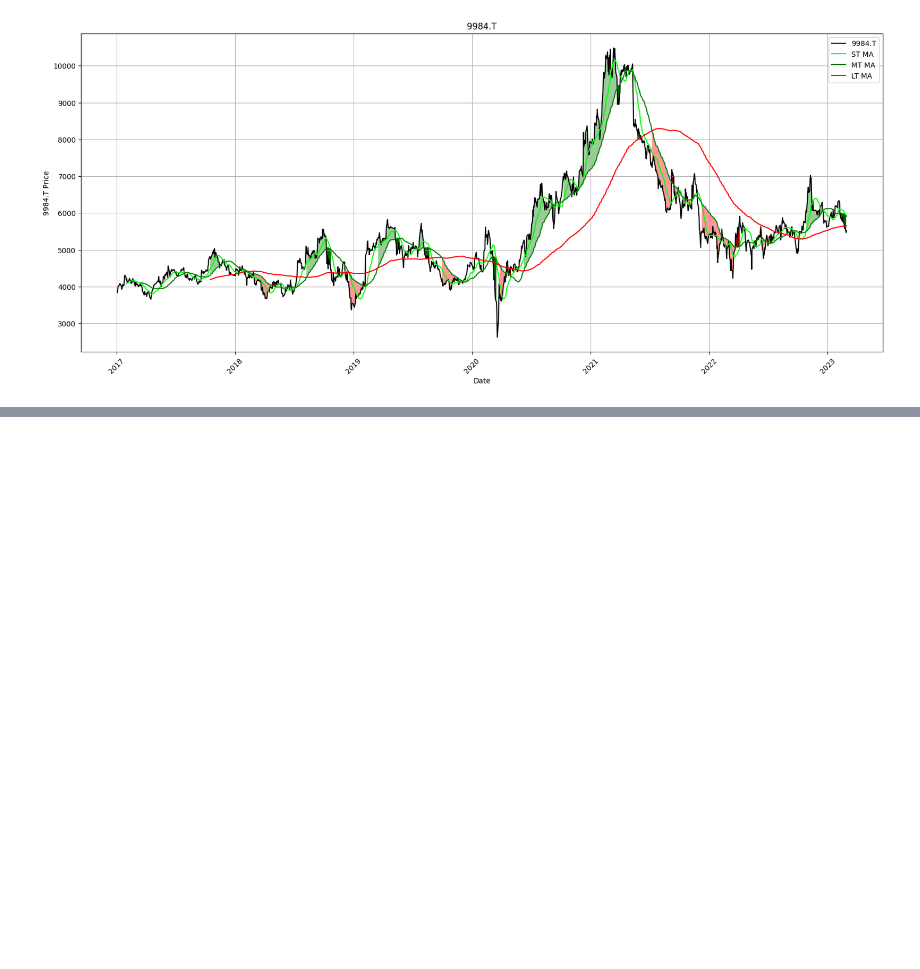
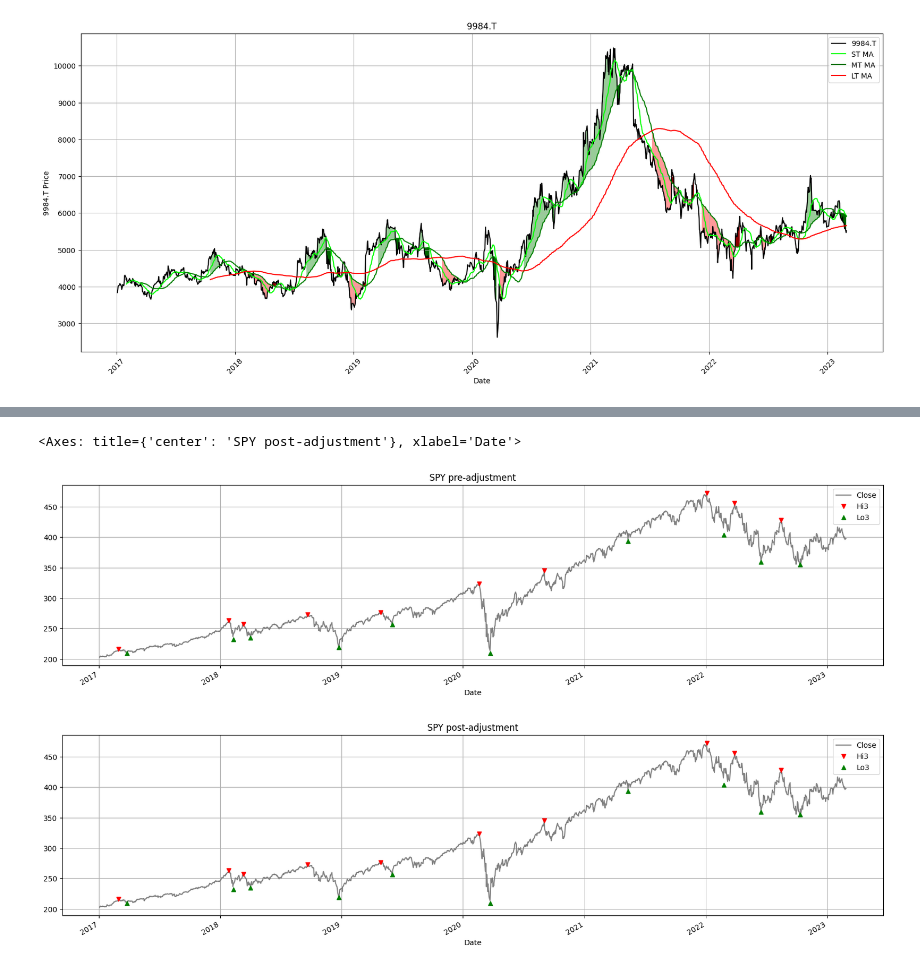
Before and after one commit to robertjosephwayne/algorithmic-short-selling, a Jupyter notebook: regime_definition.ipynb, the cells around one changed output, grey strips where cells are left out. Drawn from its saved outputs; the diff is of its cells as text; code cells hidden in the pictures; blank space fills up the shorter version.

```diff
--- a/regime_definition.ipynb
+++ b/regime_definition.ipynb
@@ -311,0 +420,41 @@ graph_regime_combo(ticker,df,_c,rg,lo,hi,slo,shi,clg,flr,rg_ch,ma_st,ma_mt,ma_lt
+# %%
+def cleanup_latest_swing(df, shi, slo, rt_hi, rt_lo):
+    '''
+    removes false positives
+    '''
+    # latest swing
+    shi_dt = df.loc[pd.notnull(df[shi]), shi].index[-1]
+    s_hi = df.loc[pd.notnull(df[shi]), shi][-1]
+    slo_dt = df.loc[pd.notnull(df[slo]), slo].index[-1]
+    s_lo = df.loc[pd.notnull(df[slo]), slo][-1]
+    len_shi_dt = len(df[:shi_dt])
+    len_slo_dt = len(df[:slo_dt])
+
+    # Reset false positives to np.nan
+    for i in range(2):
+
+        if (len_shi_dt > len_slo_dt) & ((df.loc[shi_dt:, rt_hi].max() > s_hi) | (s_hi < s_lo)):
+            df.loc[shi_dt, shi] = np.nan
+            len_shi_dt = 0
+        elif (len_slo_dt > len_shi_dt) & ((df.loc[slo_dt:, rt_lo].min() < s_lo) | (s_hi < s_lo)):
+            df.loc[slo_dt, slo] = np.nan
+            len_slo_dt = 0
+        else:
+            pass
+
+    return df
+
+
+#### cleanup_latest_swing(df, shi, slo, rt_hi, rt_lo) ####
+
+df[[_c, shi, slo]].plot(style=['grey', 'rv', 'g^'],
+                        figsize=(20, 5), grid=True, title=str.upper(ticker) + ' pre-adjustment')
+
+df = cleanup_latest_swing(df, shi, slo, rt_hi, rt_lo)
+
+df[[_c, shi, slo]].plot(style=['grey', 'rv', 'g^'],
+                        figsize=(20, 5), grid=True, title=str.upper(ticker) + ' post-adjustment')
+# %% [output]
+<Axes: title={'center': 'SPY post-adjustment'}, xlabel='Date'>
+[figure, added]
+[figure, added]
```
Also changed, not shown: parts of 19 cells of this notebook.
